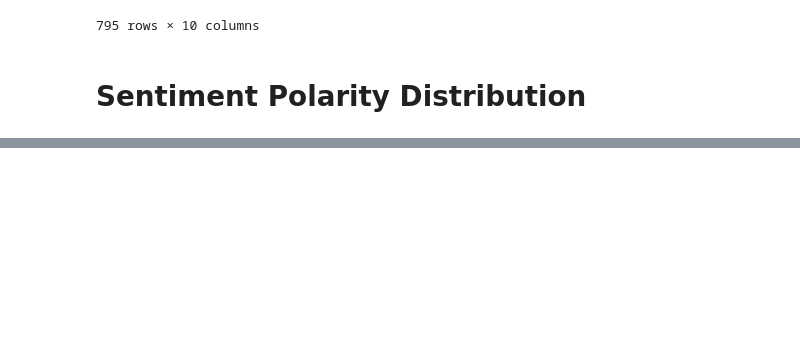
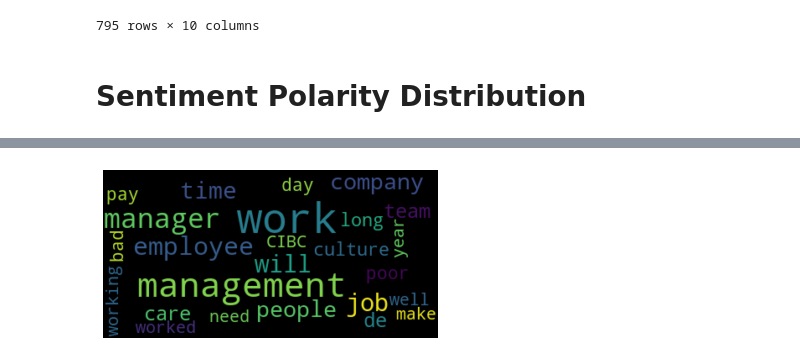
Before and after one commit to nguyen-cao/job-cruncher, a Jupyter notebook: job_reviews_sentiment.ipynb, the cells around one changed output, grey strips where cells are left out. Saved outputs shown, nothing was run; the diff lists cells and outputs as text; code cells hidden in the pictures; blank space fills up the shorter version.

```diff
--- a/job_reviews_sentiment.ipynb
+++ b/job_reviews_sentiment.ipynb
@@ -79,0 +261,9 @@ df['polarity'].iplot(
+# %%
+wordcloud = WordCloud(stopwords=STOPWORDS,max_font_size=50, max_words=25).generate(negative_reviews)
+
+# Display the generated image:
+plt.imshow(wordcloud, interpolation='bilinear')
+plt.axis("off")
+plt.show()
+# %% [output]
+[figure, added]
```
Also changed, not shown: parts of 21 cells of this notebook, 2 other files.
